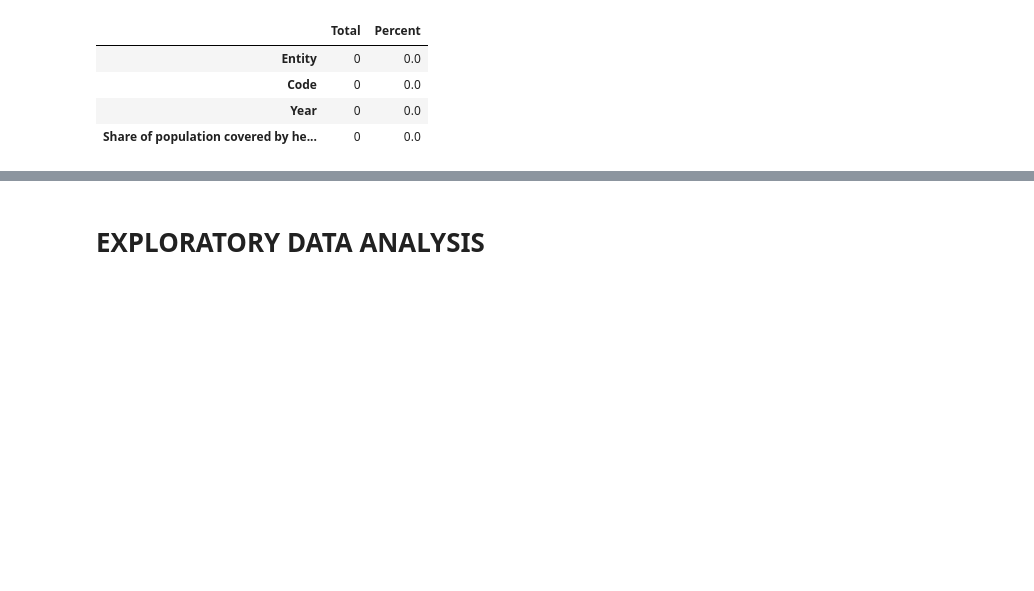
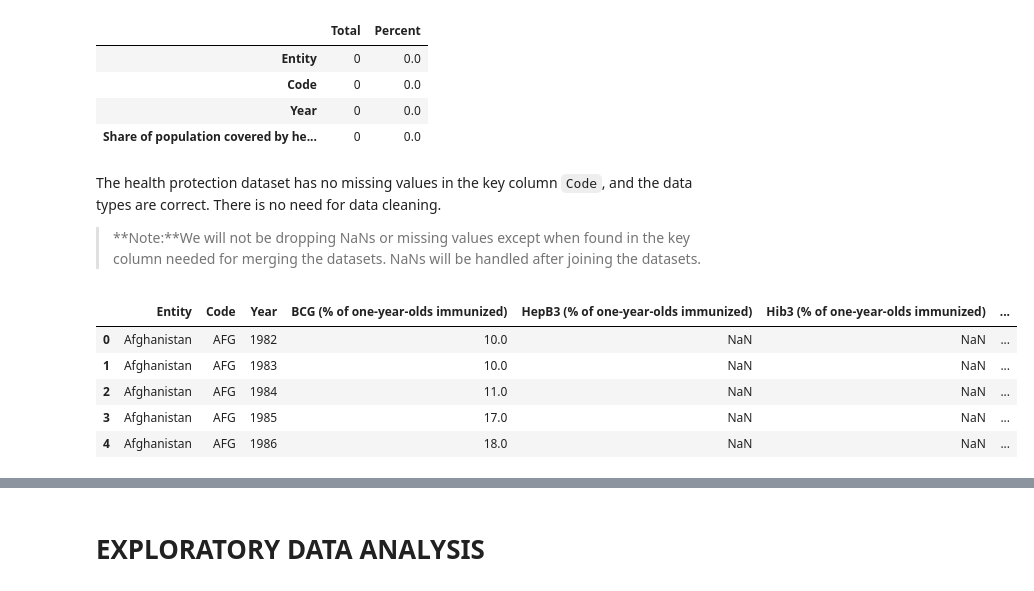
Before and after one commit to GeamXD/A-Case-Study-On-Child-And-Infant-Mortality, a Jupyter notebook: notebook.ipynb, the cells around one changed output, grey strips where cells are left out. Saved outputs shown, nothing was run; the diff lists cells and outputs as text; code cells hidden in the pictures; blank space fills up the shorter version.

```diff
--- a/notebook.ipynb
+++ b/notebook.ipynb
@@ -174,3 +181,17 @@ memory usage: 5.2+ KB
 | Code | 0 | 0.0 |
 | Year | 0 | 0.0 |
 | Share of population covered by he... | 0 | 0.0 |
+# %% [markdown]
+The health protection dataset has no missing values in the key column `Code`, and the data types are correct. There is no need for data cleaning.
+
+> **Note:**We will not be dropping NaNs or missing values except when found in the key column needed for merging the datasets. NaNs will be handled after joining the datasets.
+# %%
+# Display the first few rows of vaccination_coverage dataset
+vaccination_coverage.head()
+# %% [output]
+|  | Entity | Code | Year | BCG (% of one-year-olds immunized) | HepB3 (% of one-year-olds immunized) | Hib3 (% of one-year-olds immunized) | ... |
+| 0 | Afghanistan | AFG | 1982 | 10.0 | NaN | NaN | ... |
+| 1 | Afghanistan | AFG | 1983 | 10.0 | NaN | NaN | ... |
+| 2 | Afghanistan | AFG | 1984 | 11.0 | NaN | NaN | ... |
+| 3 | Afghanistan | AFG | 1985 | 17.0 | NaN | NaN | ... |
+| 4 | Afghanistan | AFG | 1986 | 18.0 | NaN | NaN | ... |
```
Also changed, not shown: parts of 39 cells of this notebook, 1 other file.
